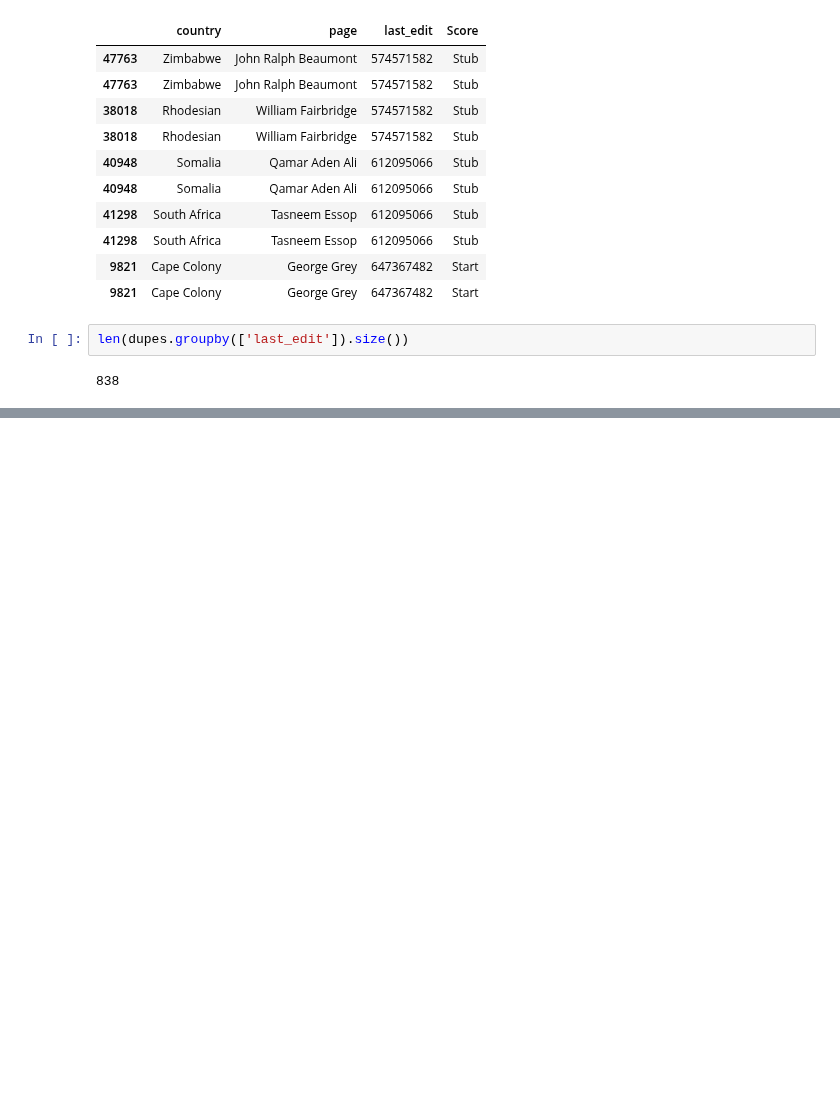
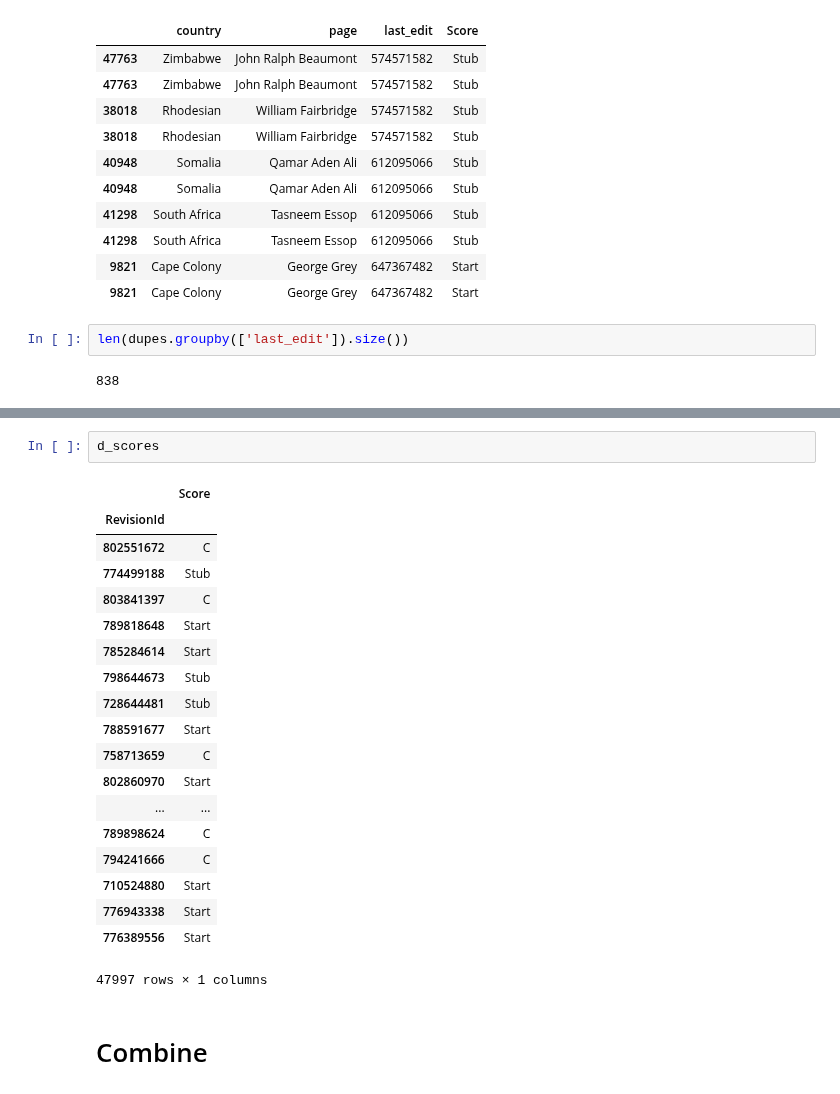
Before and after one commit to aenfield/Data512, a Jupyter notebook: data-512-a2/hcds-a2-bias.ipynb, the cells around one changed output, grey strips where cells are left out. Drawn from its saved outputs; the diff is of its cells as text; blank space fills up the shorter version.

```diff
--- a/data-512-a2/hcds-a2-bias.ipynb
+++ b/data-512-a2/hcds-a2-bias.ipynb
@@ -295,0 +689,24 @@ Name: last_edit, Length: 838, dtype: int64
+# %%
+d_scores
+# %% [output]
+|  | Score |
+| RevisionId |  |
+| 802551672 | C |
+| 774499188 | Stub |
+| 803841397 | C |
+| 789818648 | Start |
+| 785284614 | Start |
+| 798644673 | Stub |
+| 728644481 | Stub |
+| 788591677 | Start |
+| 758713659 | C |
+| 802860970 | Start |
+| ... | ... |
+| 789898624 | C |
+| 794241666 | C |
+| 710524880 | Start |
+| 776943338 | Start |
+| 776389556 | Start |
+47997 rows × 1 columns
+# %% [markdown]
+# Combine
```
Also changed, not shown: parts of 54 cells of this notebook.
